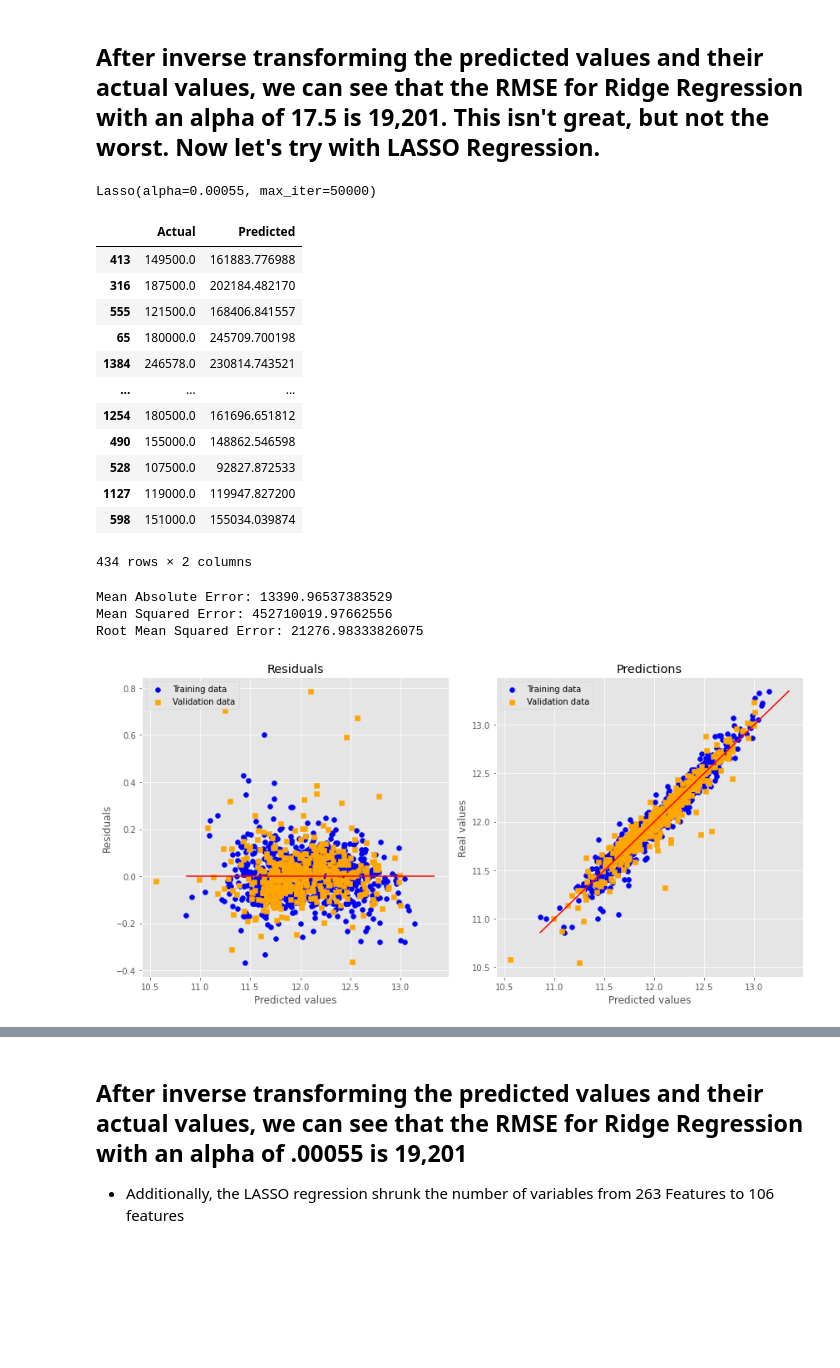
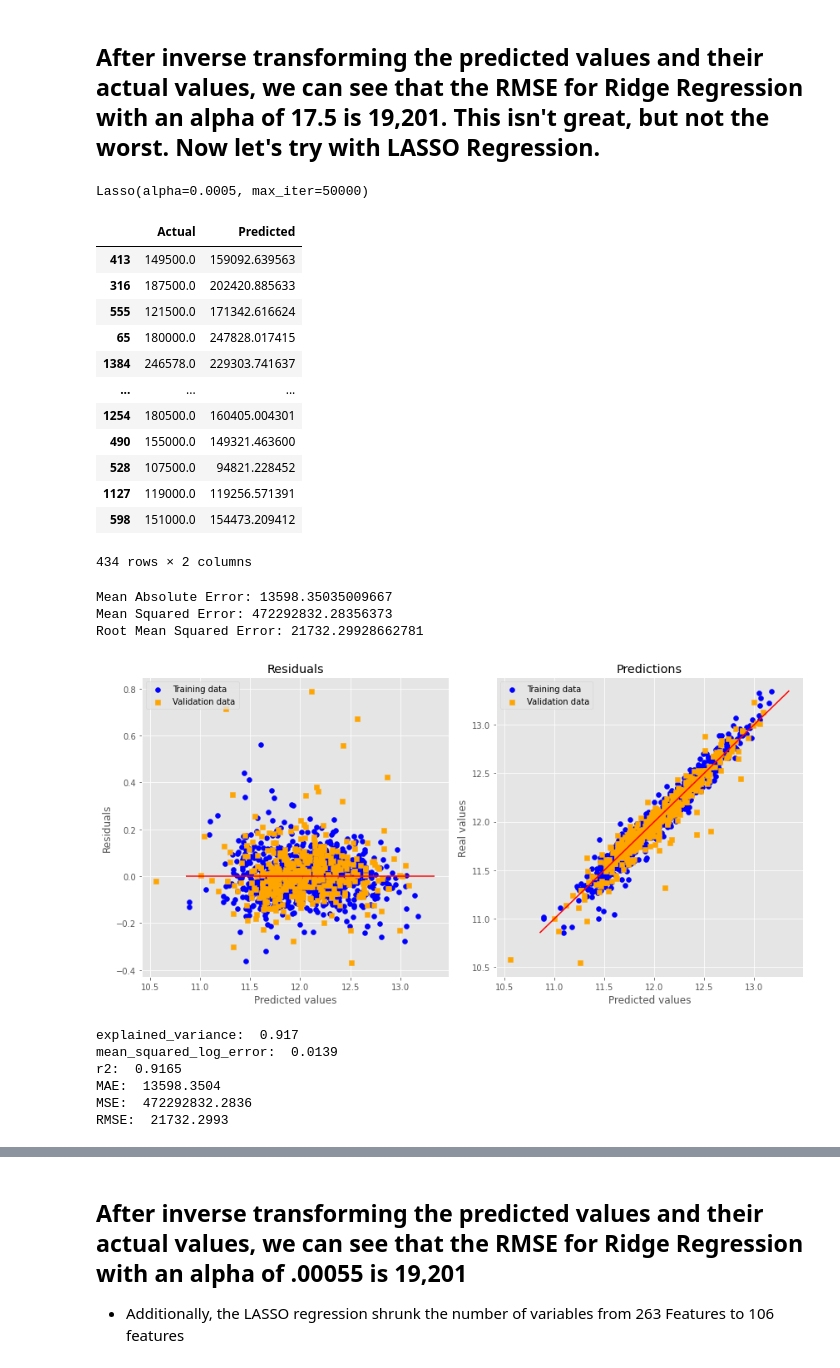
Before and after one commit to JoeyLukes/AmesHousingIA650, a Jupyter notebook: First Draft/mva.ipynb, the cells around one changed output, grey strips where cells are left out. Drawn from its saved outputs; the diff is of its cells as text; code cells hidden in the pictures; blank space fills up the shorter version.

```diff
--- a/First Draft/mva.ipynb
+++ b/First Draft/mva.ipynb
@@ -91,7 +91,7 @@ plt.show()
 train['MSSubClass'] = train.MSSubClass.apply(lambda x: str(x))
 train['MoSold'] = train.MoSold.apply(lambda x: str(x))
 train['YrSold'] = train.YrSold.apply(lambda x: str(x))
-train['YrBuilt'] = train.YrBuilt.apply(lambda x: str(x))
+train['YearBuilt'] = train.YearBuilt.apply(lambda x: str(x))
 
 # Update our list of numerical and categorical features
 num_features, cat_features = get_feature_groups()
@@ -506,11 +504,10 @@ train['HasGarage'] = train.GarageArea.apply(lambda x: 1 if x > 0 else 0)
 train['HasPorch'] = train.TotalPorchSF.apply(lambda x: 1 if x > 0 else 0)
 train['HasPool'] = train.PoolArea.apply(lambda x: 1 if x > 0 else 0)
 train['WasRemodeled'] = (train.YearRemodAdd != train.YearBuilt).astype(np.int64)
-train['IsNew'] = (train.YearBuilt > 2000).astype(np.int64)
-train['WasCompleted'] = (train.SaleCondition != 'Partial').astype(np.int64)
+train['IsNew'] = (train.YearBuilt.astype(np.int64) > 2000).astype(np.int64)
 
 boolean_features = ['HasBasement', 'HasGarage', 'HasPorch', 'HasPool',
-                    'WasRemodeled', 'IsNew', 'WasCompleted']
+                    'WasRemodeled', 'IsNew']
 # %%
 num_features, cat_features = get_feature_groups()
 num_features = [f for f in num_features if f not in boolean_features]
@@ -631,6 +628,24 @@ def model_evaluation_plots(model, X_train, y_train, X_test, y_test):
     plt.plot([y_train.min(), y_train.max()], [y_train.min(), y_train.max()], c='red')
     plt.tight_layout()
     plt.show()
+
+import sklearn.metrics as metrics
+def regression_results(y_true, y_pred):
+
+    # Regression metrics
+    explained_variance=metrics.explained_variance_score(y_true, y_pred)
+    mean_absolute_error=metrics.mean_absolute_error(y_true, y_pred)
+    mse=metrics.mean_squared_error(y_true, y_pred)
+    mean_squared_log_error=metrics.mean_squared_log_error(y_true, y_pred)
+    median_absolute_error=metrics.median_absolute_error(y_true, y_pred)
+    r2=metrics.r2_score(y_true, y_pred)
+
+    print('explained_variance: ', round(explained_variance,4))
+    print('mean_squared_log_error: ', round(mean_squared_log_error,4))
+    print('r2: ', round(r2,4))
+    print('MAE: ', round(mean_absolute_error,4))
+    print('MSE: ', round(mse,4))
+    print('RMSE: ', round(np.sqrt(mse),4))
 # %% [markdown]
 ## SLR WITH ALL OUR VARIABLES
 # %%
@@ -742,48 +760,56 @@ from sklearn.linear_model import Lasso
 # We're using GridSearch here to find the optimal alpha value
 # Get the ballpark
 param_grid = {'alpha': [0.0001, 0.001, 0.01, 0.1, 1., 5., 10., 25.], 'max_iter': [50000]}
 lasso = GridSearchCV(Lasso(), cv=5, param_grid=param_grid, scoring='neg_mean_squared_error')
 lasso.fit(X_train, y_train)
 alpha = lasso.best_params_['alpha']
 
 # Hone in
 param_grid = {'alpha': [x/100. * alpha for x in range(50, 150, 5)], 'max_iter': [50000]}
 lasso = GridSearchCV(Lasso(), cv=5, param_grid=param_grid, scoring='neg_mean_squared_error')
 lasso.fit(X_train, y_train)
 alpha = lasso.best_params_['alpha']
 lasso = lasso.best_estimator_
 
 print(lasso)
 
 y_pred = lasso.predict(X_test)
 
 df = pd.DataFrame({'Actual': np.expm1(y_test), 'Predicted': np.expm1(y_pred)})
 display(df)
 
 print('Mean Absolute Error:', metrics.mean_absolute_error(np.expm1(y_test), np.expm1(y_pred)))
 print('Mean Squared Error:', metrics.mean_squared_error(np.expm1(y_test), np.expm1(y_pred)))
 print('Root Mean Squared Error:', np.sqrt(metrics.mean_squared_error(np.expm1(y_test), np.expm1(y_pred))))
 
 model_evaluation_plots(lasso, X_train, y_train, X_test, y_test)
+
+regression_results(np.expm1(y_test), np.expm1(y_pred))
 # %% [output]
-Lasso(alpha=0.00055, max_iter=50000)
+Lasso(alpha=0.0005, max_iter=50000)
 |  | Actual | Predicted |
-| 413 | 149500.0 | 161883.776988 |
-| 316 | 187500.0 | 202184.482170 |
-| 555 | 121500.0 | 168406.841557 |
-| 65 | 180000.0 | 245709.700198 |
-| 1384 | 246578.0 | 230814.743521 |
+| 413 | 149500.0 | 159092.639563 |
+| 316 | 187500.0 | 202420.885633 |
+| 555 | 121500.0 | 171342.616624 |
+| 65 | 180000.0 | 247828.017415 |
+| 1384 | 246578.0 | 229303.741637 |
 | ... | ... | ... |
-| 1254 | 180500.0 | 161696.651812 |
-| 490 | 155000.0 | 148862.546598 |
-| 528 | 107500.0 | 92827.872533 |
-| 1127 | 119000.0 | 119947.827200 |
-| 598 | 151000.0 | 155034.039874 |
+| 1254 | 180500.0 | 160405.004301 |
+| 490 | 155000.0 | 149321.463600 |
+| 528 | 107500.0 | 94821.228452 |
+| 1127 | 119000.0 | 119256.571391 |
+| 598 | 151000.0 | 154473.209412 |
 434 rows × 2 columns
-Mean Absolute Error: 13390.96537383529
-Mean Squared Error: 452710019.97662556
-Root Mean Squared Error: 21276.98333826075
+Mean Absolute Error: 13598.35035009667
+Mean Squared Error: 472292832.28356373
+Root Mean Squared Error: 21732.29928662781
-[figure, old version]
+[figure, new version]
+explained_variance:  0.917
+mean_squared_log_error:  0.0139
+r2:  0.9165
+MAE:  13598.3504
+MSE:  472292832.2836
+RMSE:  21732.2993
 # %%
 # Let's take a look at what the LASSO regression made of our features.
 coefs = pd.DataFrame({'coefs':lasso.coef_,'Positive':lasso.coef_ > 0}, index=X_train.columns)
```
Also changed, not shown: parts of 20 cells of this notebook.
